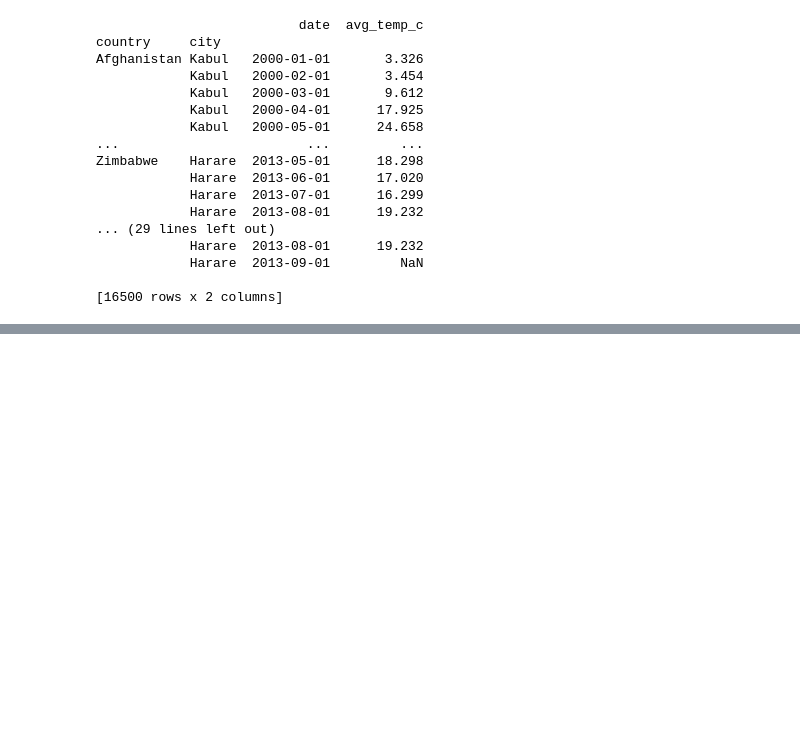
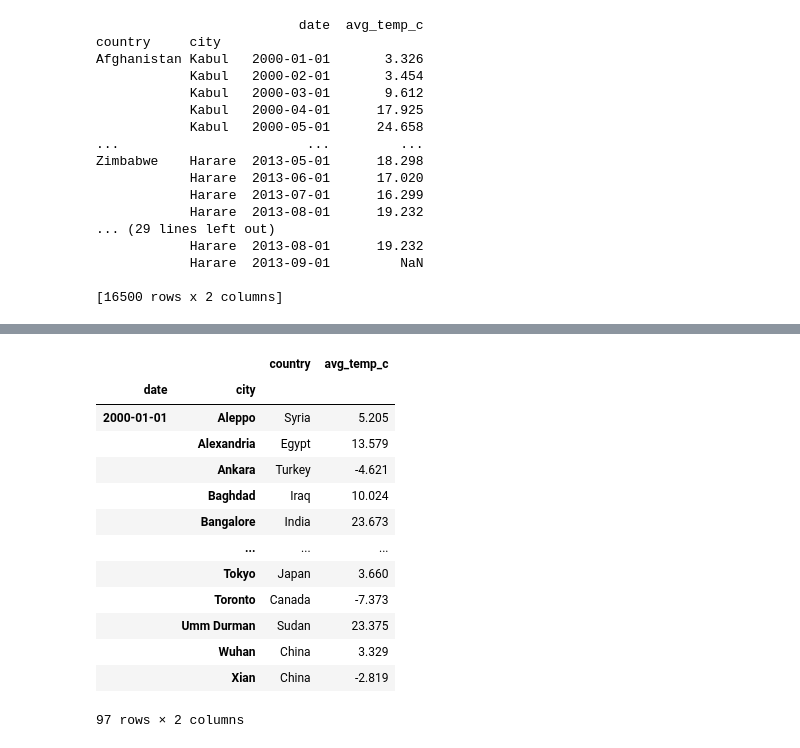
Before and after one commit to flyin01/dc, a Jupyter notebook: data_manipulation_w_pandas.ipynb, the cells around one changed output, grey strips where cells are left out. Cells and saved outputs as stored; diff of their text form; code cells hidden in the pictures; blank space fills up the shorter version.

```diff
--- a/data_manipulation_w_pandas.ipynb
+++ b/data_manipulation_w_pandas.ipynb
@@ -1502,0 +1626,18 @@ TBD
+# %%
+# Slice twice
+temp_srt.loc[("2000-01-01","Aleppo"):("2000-01-02","Berlin"),"country":"avg_temp_c"]
+# %% [output]
+|  |  | country | avg_temp_c |
+| date | city |  |  |
+| 2000-01-01 | Aleppo | Syria | 5.205 |
+|  | Alexandria | Egypt | 13.579 |
+|  | Ankara | Turkey | -4.621 |
+|  | Baghdad | Iraq | 10.024 |
+|  | Bangalore | India | 23.673 |
+|  | ... | ... | ... |
+|  | Tokyo | Japan | 3.660 |
+|  | Toronto | Canada | -7.373 |
+|  | Umm Durman | Sudan | 23.375 |
+|  | Wuhan | China | 3.329 |
+|  | Xian | China | -2.819 |
+97 rows × 2 columns
```
Also changed, not shown: parts of 21 cells of this notebook.
